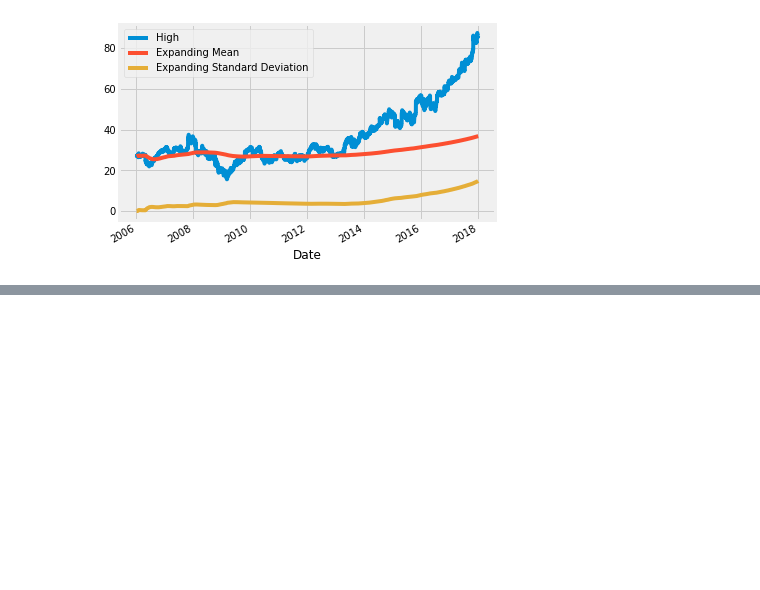
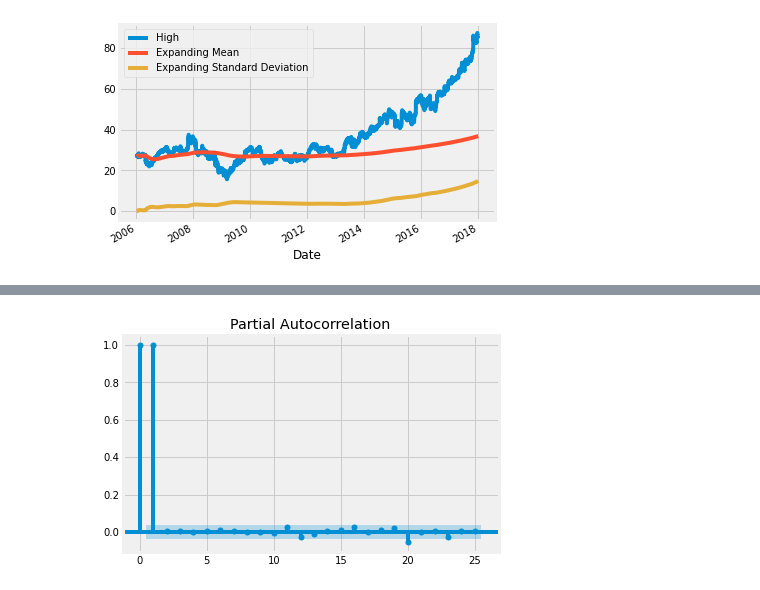
Before and after one commit to jumppython/everything_you_can_do_with_a_time_series, a Jupyter notebook: everything_you_can_do_with_a_time_series.ipynb, the cells around one changed output, grey strips where cells are left out. Saved outputs shown, nothing was run; the diff lists cells and outputs as text; code cells hidden in the pictures; blank space fills up the shorter version.

```diff
--- a/everything_you_can_do_with_a_time_series.ipynb
+++ b/everything_you_can_do_with_a_time_series.ipynb
@@ -389,0 +410,8 @@ iplot(data,filename="simple_candlestick")
+# %%
+# Partial Autocorrelation of closing price of microsoft stocks
+plot_pacf(microsoft["Close"],lags=25)
+plt.show()
+
+# Here, only 0th, 1st and 20th lag are statistically significant.
+# %% [output]
+[figure, added]
```
Also changed, not shown: parts of 10 cells of this notebook.
